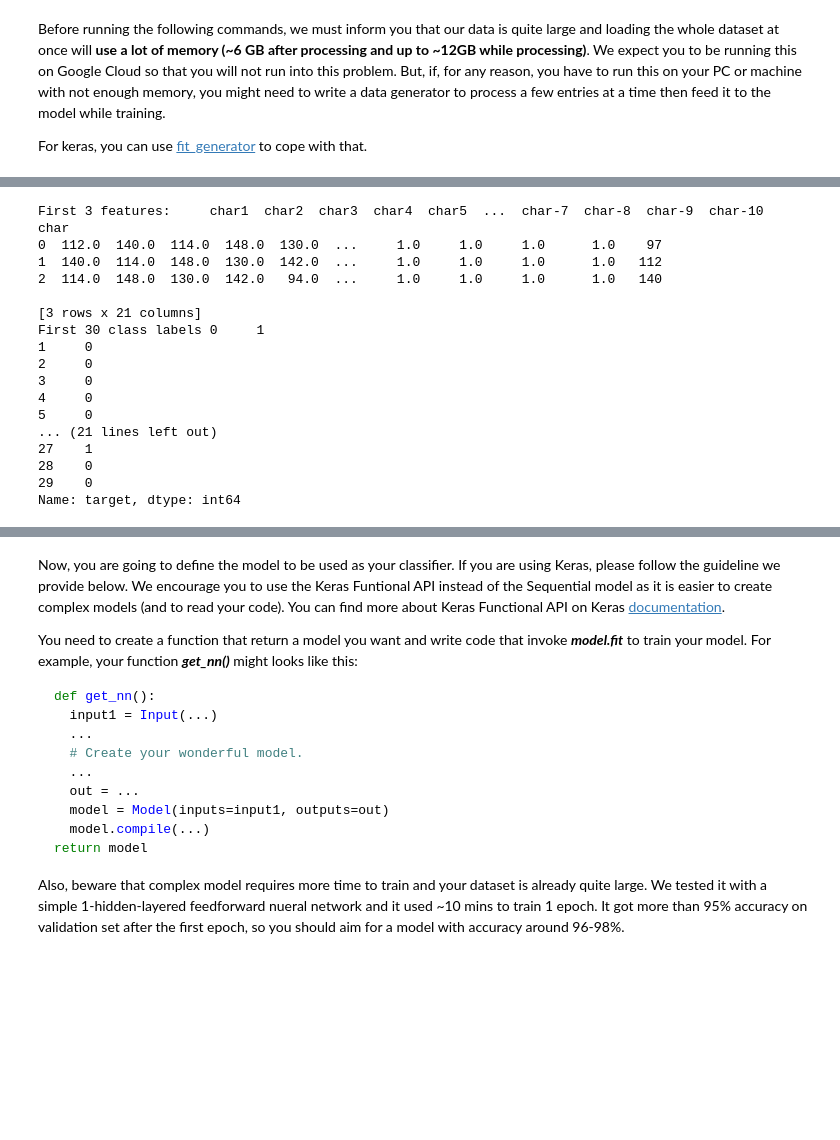
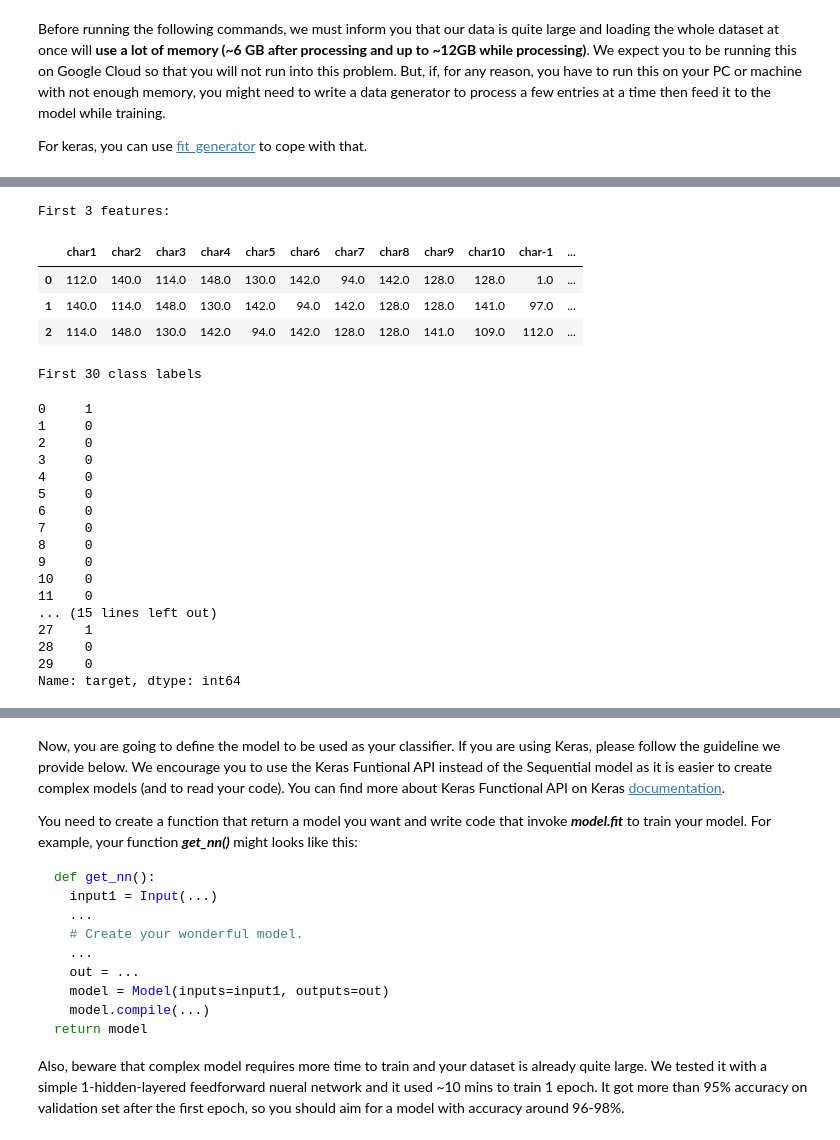
Before and after one commit to gnoparus/nlp_course, a Jupyter notebook: HW1/Word_Tokenizer_Lab.ipynb, the cells around one changed output, grey strips where cells are left out. Drawn from its saved outputs; the diff is of its cells as text; code cells hidden in the pictures; blank space fills up the shorter version.

```diff
--- a/HW1/Word_Tokenizer_Lab.ipynb
+++ b/HW1/Word_Tokenizer_Lab.ipynb
@@ -157,22 +165,32 @@ Test data labels shape:  (2271932,)
 # %%
 # Print some entry from the data to make sure it is the same as what you think.
-print('First 3 features: ', x_train_char[:3])
-print('First 30 class labels', y_train[:30])
+print('First 3 features: ')
+x_train_char[:3]
 # %% [output]
-First 3 features:     char1  char2  char3  char4  char5  ...  char-7  char-8  char-9  char-10  char
-0  112.0  140.0  114.0  148.0  130.0  ...     1.0     1.0     1.0      1.0    97
-1  140.0  114.0  148.0  130.0  142.0  ...     1.0     1.0     1.0      1.0   112
-2  114.0  148.0  130.0  142.0   94.0  ...     1.0     1.0     1.0      1.0   140
-
-[3 rows x 21 columns]
-First 30 class labels 0     1
-1     0
-2     0
-3     0
-4     0
-5     0
-... (21 lines left out)
-27    1
-28    0
-29    0
-Name: target, dtype: int64
+First 3 features:
+|  | char1 | char2 | char3 | char4 | char5 | char6 | char7 | char8 | char9 | char10 | char-1 | ... |
+| 0 | 112.0 | 140.0 | 114.0 | 148.0 | 130.0 | 142.0 | 94.0 | 142.0 | 128.0 | 128.0 | 1.0 | ... |
+| 1 | 140.0 | 114.0 | 148.0 | 130.0 | 142.0 | 94.0 | 142.0 | 128.0 | 128.0 | 141.0 | 97.0 | ... |
+| 2 | 114.0 | 148.0 | 130.0 | 142.0 | 94.0 | 142.0 | 128.0 | 128.0 | 141.0 | 109.0 | 112.0 | ... |
+# %%
+print('First 30 class labels')
+y_train[:30]
+# %% [output]
+First 30 class labels
+0     1
+1     0
+2     0
+3     0
+4     0
+5     0
+6     0
+7     0
+8     0
+9     0
+10    0
+11    0
+... (15 lines left out)
+27    1
+28    0
+29    0
+Name: target, dtype: int64
```
Also changed, not shown: parts of 6 cells of this notebook.
